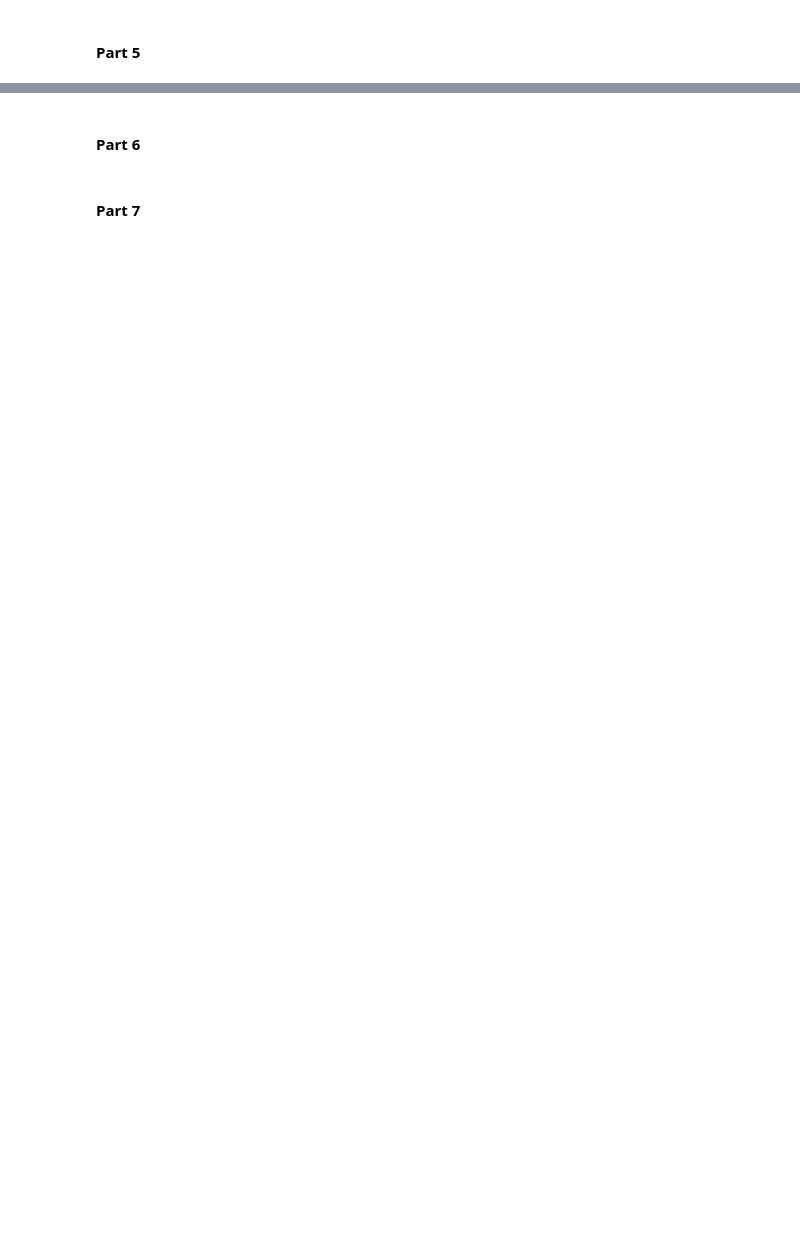
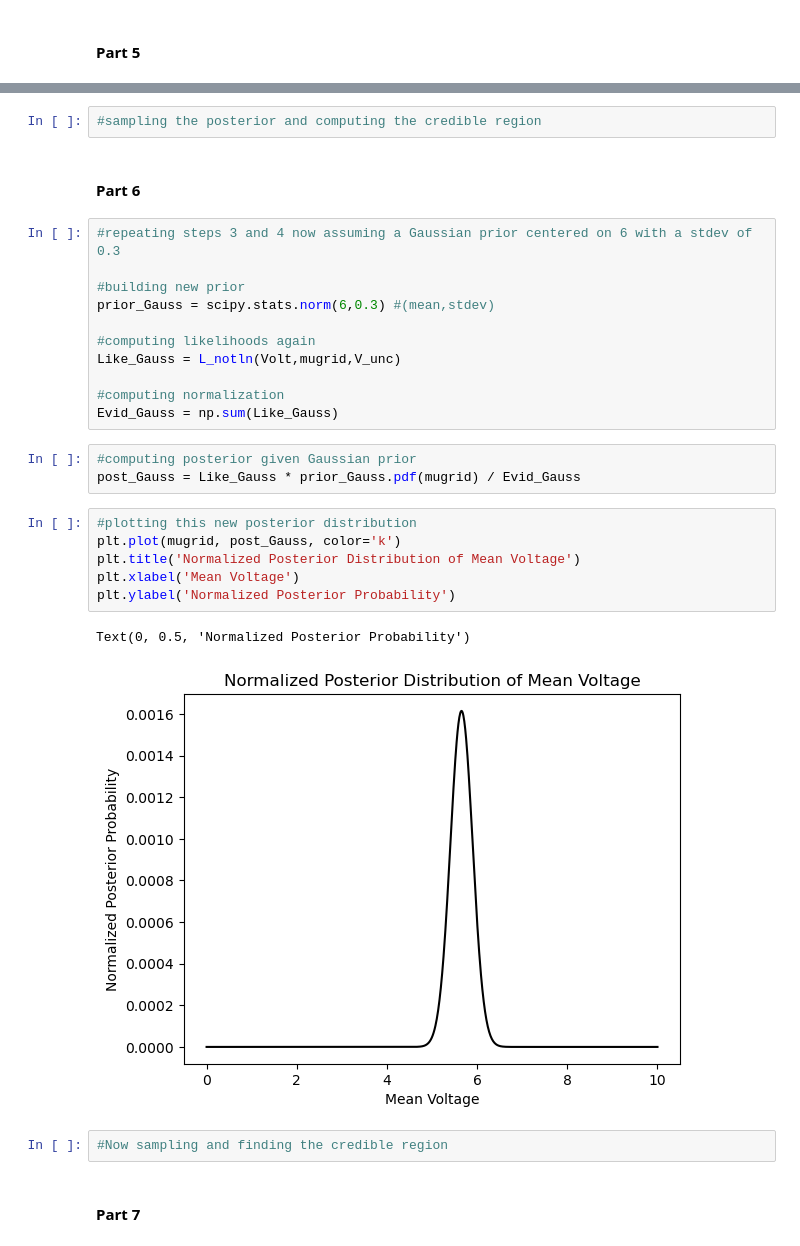
Before and after one commit to VanderbiltAstronomy/astr_8070_s24, a Jupyter notebook: coursework/student_folders/Ryan_Nowicki/vu_astr8070_s24_hw4_RyanNowicki.ipynb, the cells around one changed output, grey strips where cells are left out. Drawn from its saved outputs; the diff is of its cells as text; blank space fills up the shorter version.

```diff
--- a/coursework/student_folders/Ryan_Nowicki/vu_astr8070_s24_hw4_RyanNowicki.ipynb
+++ b/coursework/student_folders/Ryan_Nowicki/vu_astr8070_s24_hw4_RyanNowicki.ipynb
@@ -170,5 +195,32 @@ plt.vlines(mean_dat1-stderr_dat1,0,0.0015, color='g', linestyles="dashed") #vert
+# %%
+#sampling the posterior and computing the credible region
 # %% [markdown]
 #### Part 6
+# %%
+#repeating steps 3 and 4 now assuming a Gaussian prior centered on 6 with a stdev of 0.3
+
+#building new prior
+prior_Gauss = scipy.stats.norm(6,0.3) #(mean,stdev)
+
+#computing likelihoods again
+Like_Gauss = L_notln(Volt,mugrid,V_unc)
+
+#computing normalization
+Evid_Gauss = np.sum(Like_Gauss)
+# %%
+#computing posterior given Gaussian prior
+post_Gauss = Like_Gauss * prior_Gauss.pdf(mugrid) / Evid_Gauss
+# %%
+#plotting this new posterior distribution
+plt.plot(mugrid, post_Gauss, color='k')
+plt.title('Normalized Posterior Distribution of Mean Voltage')
+plt.xlabel('Mean Voltage')
+plt.ylabel('Normalized Posterior Probability')
+# %% [output]
+Text(0, 0.5, 'Normalized Posterior Probability')
+[figure, added]
+# %%
+#Now sampling and finding the credible region
 # %% [markdown]
 #### Part 7
 # %%
```
Also changed, not shown: parts of 21 cells of this notebook.
